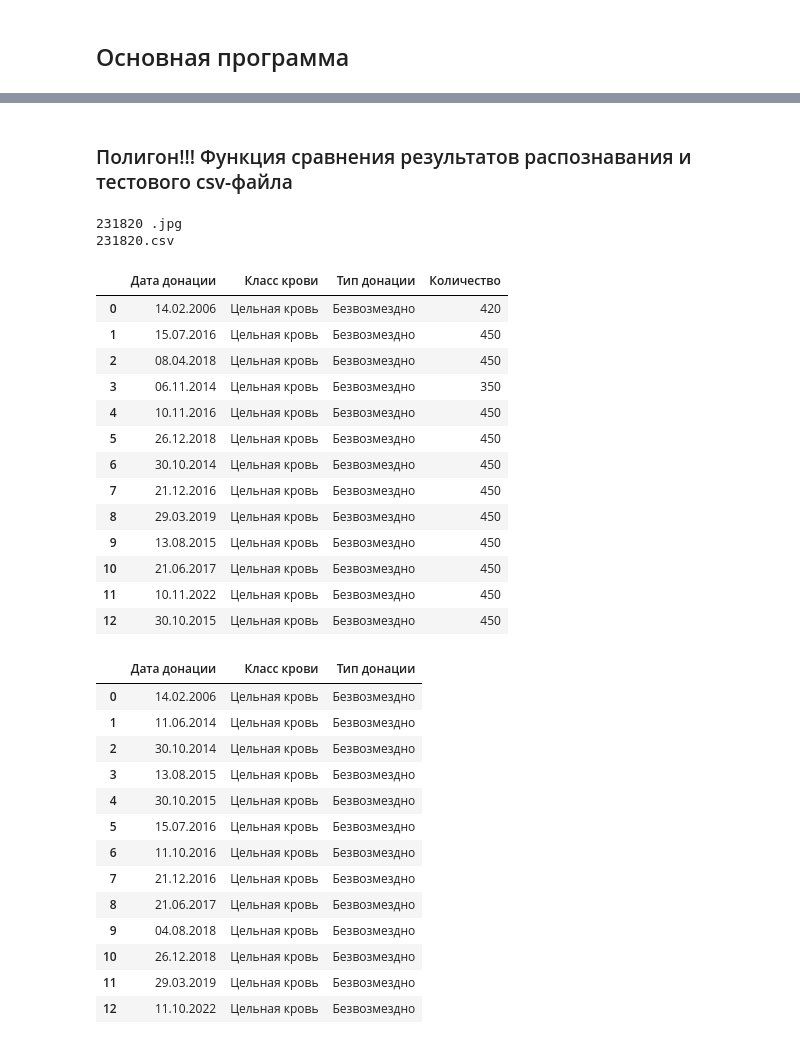
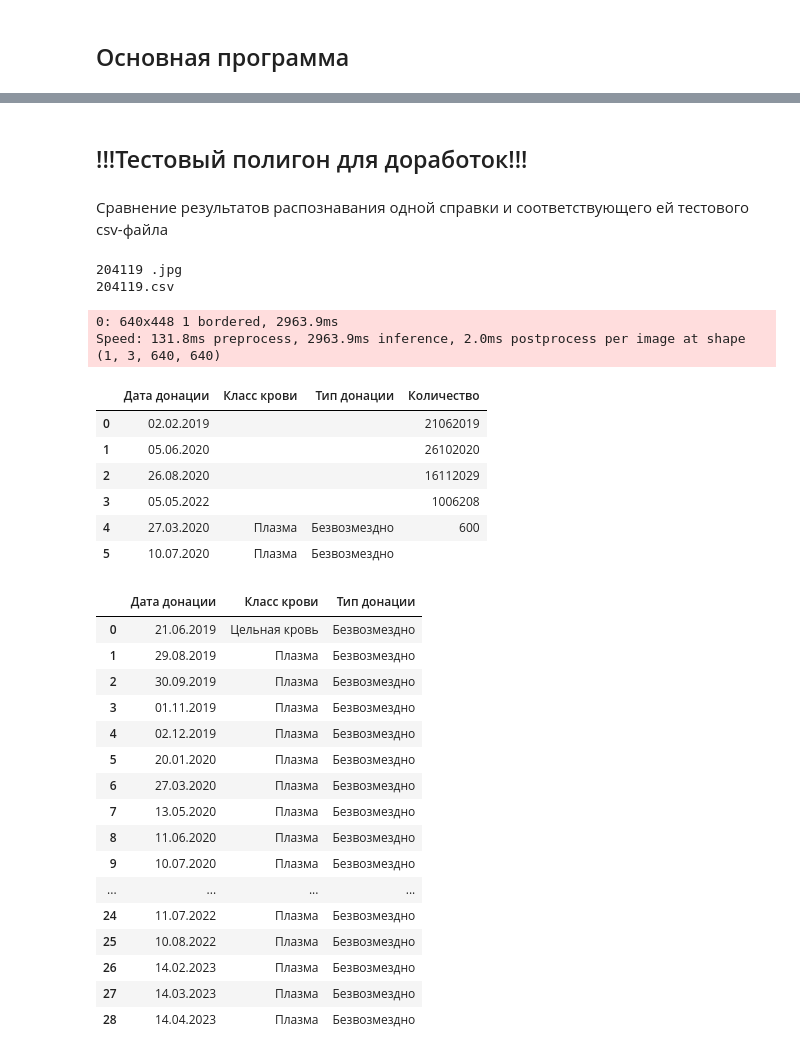
Before and after one commit to yazon315/Seekers-OCR, a Jupyter notebook: main.ipynb, the cells around one changed output, grey strips where cells are left out. Drawn from its saved outputs; the diff is of its cells as text; code cells hidden in the pictures.

```diff
--- a/main.ipynb
+++ b/main.ipynb
@@ -211,9 +324,14 @@ for file in sorted(os.listdir(path_file)):
     elif file.endswith('.csv'):
         files_csv.append(file)
 
+# удаление лишних csv со словом rezult и лишних jpg со словом tabl в названии
+files_jpg = [i for i in files_jpg if i.count('tabl') == 0]
+files_csv = [i for i in files_csv if i.count('rezult') == 0]
+
 accuracy = []
 
 for i in range(len(files_jpg)):
+    print(f'{i+1}. Результат распознавания файла {files_jpg[i]} (проверочный файл {files_csv[i]}):')
     # засекаем время
     start_time = time.time()
     # вызов функции вырезания таблицы
@@ -228,12 +346,11 @@ for i in range(len(files_jpg)):
     # подсчет времени выполнения
     time_fit = time.time() - start_time
     # отображение распознанной информации
-    print(f'{i+1}. Результат распознавания файла {files_jpg[i]} (проверочный файл {files_csv[i]}):')
     display(df)
     print(f'Корректно распознанные записи {count_row} шт. ({(count_row *100 / df_test.shape[0]):0.2f}%):')
     display(df_rezult.sort_values(by='Дата донации').reset_index(drop=1))
     print(f'Время распознавания файла {files_jpg[i]}: {time_fit:0.1f} сек. ({time.strftime("%H:%M:%S", time.gmtime(time_fit))})\n')
 
-print(f'Средний процент корректно распознанных записей во всех справках {np.average(accuracy):0.2f}%.')
+print(f'\nОбщий средний процент корректно распознанных записей во всех 15 справках {np.average(accuracy):0.2f}%.')
 # %% [output]
 1. Результат распознавания файла 141899 .jpg (проверочный файл 141899.csv):
@@ -295,5 +388,7 @@ print(f'Средний процент корректно распознанны
+# %% [markdown]
+## !!!Тестовый полигон для доработок!!!
 # %% [markdown]
-### Полигон!!! Функция сравнения результатов распознавания и тестового csv-файла
+Сравнение результатов распознавания одной справки и соответствующего ей тестового csv-файла
 # %%
 # формирование списков изображений и тестовых csv, находящихся в подпапке test
 
@@ -309,55 +404,56 @@ for file in sorted(os.listdir(path_file)):
 # удаление лишних csv со словом rezult и лишних jpg со словом tabl в названии
 files_jpg = [i for i in files_jpg if i.count('tabl') == 0]
 files_csv = [i for i in files_csv if i.count('rezult') == 0]
-print(files_jpg[6])
-print(files_csv[6])
+
+# задаем порядковый номер справки у папке
+n = 1
+print(files_jpg[n])
+print(files_csv[n])
 # %% [output]
-231820 .jpg
-231820.csv
+204119 .jpg
+204119.csv
 # %%
 # создание датасета с распознанными данными
 
 path_file = r'test\\'
 # вызов функции вырезания таблицы
-tabl = crop_img(path_file+files_jpg[6], files_jpg[6][:-4]+'_tabl.jpg')
+tabl = crop_img(path_file+files_jpg[n], files_jpg[n][:-4]+'_tabl.jpg')
 # вызов функции распознавания
-df = img2table(tabl, files_jpg[6][:-4]+'_rezult.csv')
+df, texts = img2table(tabl, files_jpg[n][:-4]+'_rezult.csv')
 df
 # %% [output]
+0: 640x448 1 bordered, 2963.9ms
+Speed: 131.8ms preprocess, 2963.9ms inference, 2.0ms postprocess per image at shape (1, 3, 640, 640)
 |  | Дата донации | Класс крови | Тип донации | Количество |
-| 0 | 14.02.2006 | Цельная кровь | Безвозмездно | 420 |
-| 1 | 15.07.2016 | Цельная кровь | Безвозмездно | 450 |
-| 2 | 08.04.2018 | Цельная кровь | Безвозмездно | 450 |
-| 3 | 06.11.2014 | Цельная кровь | Безвозмездно | 350 |
-| 4 | 10.11.2016 | Цельная кровь | Безвозмездно | 450 |
-| 5 | 26.12.2018 | Цельная кровь | Безвозмездно | 450 |
-| 6 | 30.10.2014 | Цельная кровь | Безвозмездно | 450 |
-| 7 | 21.12.2016 | Цельная кровь | Безвозмездно | 450 |
-| 8 | 29.03.2019 | Цельная кровь | Безвозмездно | 450 |
-| 9 | 13.08.2015 | Цельная кровь | Безвозмездно | 450 |
-| 10 | 21.06.2017 | Цельная кровь | Безвозмездно | 450 |
-| 11 | 10.11.2022 | Цельная кровь | Безвозмездно | 450 |
-| 12 | 30.10.2015 | Цельная кровь | Безвозмездно | 450 |
+| 0 | 02.02.2019 |  |  | 21062019 |
+| 1 | 05.06.2020 |  |  | 26102020 |
+| 2 | 26.08.2020 |  |  | 16112029 |
+| 3 | 05.05.2022 |  |  | 1006208 |
+| 4 | 27.03.2020 | Плазма | Безвозмездно | 600 |
+| 5 | 10.07.2020 | Плазма | Безвозмездно |  |
 # %%
 # создание проверочного датасета
 
-df_test = pd.read_csv(path_file+files_csv[6], usecols=['Дата донации', 'Класс крови', 'Тип донации'])[['Дата донации', 'Класс крови', 'Тип донации']]
+df_test = pd.read_csv(path_file+files_csv[n], usecols=['Дата донации', 'Класс крови', 'Тип донации'])[['Дата донации', 'Класс крови', 'Тип донации']]
 display(df_test)
 # %% [output]
 |  | Дата донации | Класс крови | Тип донации |
-| 0 | 14.02.2006 | Цельная кровь | Безвозмездно |
-| 1 | 11.06.2014 | Цельная кровь | Безвозмездно |
-| 2 | 30.10.2014 | Цельная кровь | Безвозмездно |
-| 3 | 13.08.2015 | Цельная кровь | Безвозмездно |
-| 4 | 30.10.2015 | Цельная кровь | Безвозмездно |
-| 5 | 15.07.2016 | Цельная кровь | Безвозмездно |
-| 6 | 11.10.2016 | Цельная кровь | Безвозмездно |
-| 7 | 21.12.2016 | Цельная кровь | Безвозмездно |
-| 8 | 21.06.2017 | Цельная кровь | Безвозмездно |
-| 9 | 04.08.2018 | Цельная кровь | Безвозмездно |
-| 10 | 26.12.2018 | Цельная кровь | Безвозмездно |
-| 11 | 29.03.2019 | Цельная кровь | Безвозмездно |
-| 12 | 11.10.2022 | Цельная кровь | Безвозмездно |
+| 0 | 21.06.2019 | Цельная кровь | Безвозмездно |
+| 1 | 29.08.2019 | Плазма | Безвозмездно |
+| 2 | 30.09.2019 | Плазма | Безвозмездно |
+| 3 | 01.11.2019 | Плазма | Безвозмездно |
+| 4 | 02.12.2019 | Плазма | Безвозмездно |
+| 5 | 20.01.2020 | Плазма | Безвозмездно |
+| 6 | 27.03.2020 | Плазма | Безвозмездно |
+| 7 | 13.05.2020 | Плазма | Безвозмездно |
+| 8 | 11.06.2020 | Плазма | Безвозмездно |
+| 9 | 10.07.2020 | Плазма | Безвозмездно |
+| ... | ... | ... | ... |
+| 24 | 11.07.2022 | Плазма | Безвозмездно |
+| 25 | 10.08.2022 | Плазма | Безвозмездно |
+| 26 | 14.02.2023 | Плазма | Безвозмездно |
+| 27 | 14.03.2023 | Плазма | Безвозмездно |
+| 28 | 14.04.2023 | Плазма | Безвозмездно |
 # %%
 # сравнение датасетов с распозными и проверочными данными
 
```
Also changed, not shown: parts of 14 cells of this notebook.
